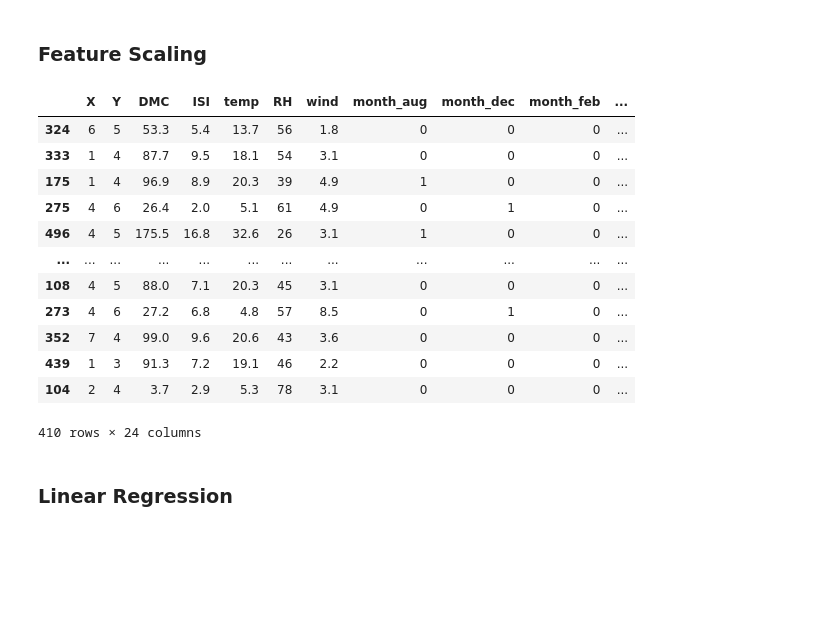
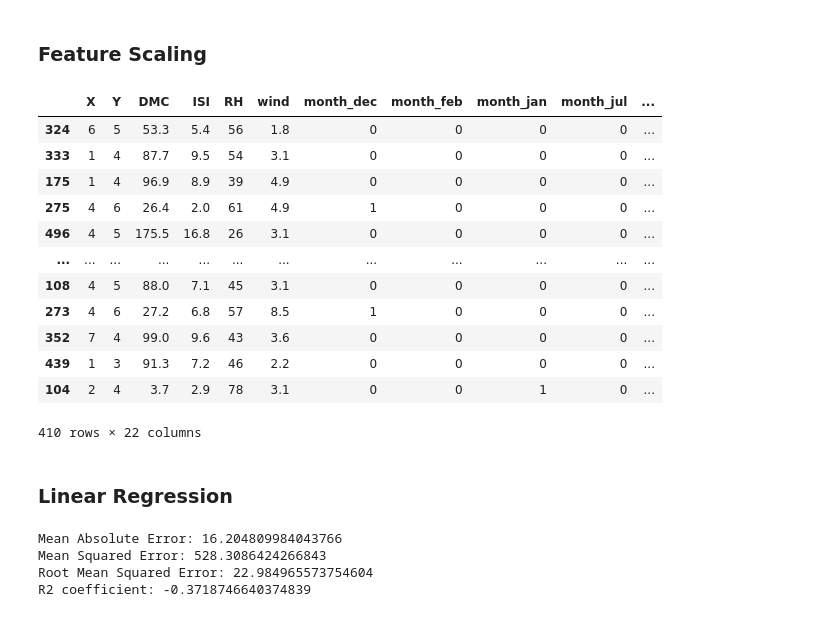
Before and after one commit to Graceyujung/ML, a Jupyter notebook: multi_linear_regression/Grace_Regression_Assignment.ipynb, the cells around one changed output. Saved outputs shown, nothing was run; the diff lists cells and outputs as text; code cells hidden in the pictures; blank space fills up the shorter version.

Commit message:
Performed Linear Regression

```diff
--- a/multi_linear_regression/Grace_Regression_Assignment.ipynb
+++ b/multi_linear_regression/Grace_Regression_Assignment.ipynb
@@ -86,6 +90,6 @@ oe = pd.get_dummies(data, columns=['month', 'day'], drop_first=True)
 # %% [markdown]
 Observation: Used one-hot encoding as they don't have continuous values.
 # %%
-boolean_cols = oe.select_dtypes(include=['bool'])
+boolean_cols = data.select_dtypes(include=['bool'])
 for col in boolean_cols.columns:
-    oe[col] = oe[col].astype(int)
+    data[col] = data[col].astype(int)
@@ -206,10 +191,10 @@ vif_df
 Observation:
 - Dropping FFMC and DC as it has more than 100 of VIF.
 # %%
-oe.drop(['FFMC', 'DC'], axis=1, inplace=True)
+data.drop(['FFMC', 'DC'], axis=1, inplace=True)
 
-vif_data = pd.DataFrame({'Feature': oe.columns,
-                       'VIF': [vif(oe.values, i) for i in range(oe.shape[1])]})
-vif_data
+vif_df = pd.DataFrame({'Feature': data.columns,
+                       'VIF': [vif(data.values, i) for i in range(data.shape[1])]})
+vif_df
 # %% [output]
 |  | Feature | VIF |
@@ -246,9 +232,9 @@ Observation:
 # %%
-oe.drop(['temp', 'month_aug'], axis=1, inplace=True)
+data.drop(['temp', 'month_aug', 'rain'], axis=1, inplace=True)
 
-vif_data = pd.DataFrame({'Feature': oe.columns,
-                       'VIF': [vif(oe.values, i) for i in range(oe.shape[1])]})
-vif_data
+vif_df = pd.DataFrame({'Feature': data.columns,
+                       'VIF': [vif(data.values, i) for i in range(data.shape[1])]})
+vif_df
 # %% [output]
 |  | Feature | VIF |
 | 0 | X | 7.641777 |
@@ -270,29 +256,59 @@ vif_data
 # %% [markdown]
 ### Feature Scaling
 # %%
+X = data.drop('area', axis=1)
+Y = data['area']
+
 X_train, X_test, Y_train, Y_test = train_test_split(X, Y, test_size=0.2, random_state=42)
 
 scaler = RobustScaler()
 X_scaled = scaler.fit_transform(X_train)
 X_test_scaled = scaler.transform(X_test)
 # %%
-X_train = pd.DataFrame(X_train, columns=X.columns)
-X_test = pd.DataFrame(X_test, columns=X.columns)
+X_scaled = pd.DataFrame(X_train, columns=X.columns)
+X_test_scaled = pd.DataFrame(X_test, columns=X.columns)
 
-X_train
+X_scaled
 # %% [output]
-|  | X | Y | DMC | ISI | temp | RH | wind | month_aug | month_dec | month_feb | ... |
-| 324 | 6 | 5 | 53.3 | 5.4 | 13.7 | 56 | 1.8 | 0 | 0 | 0 | ... |
-| 333 | 1 | 4 | 87.7 | 9.5 | 18.1 | 54 | 3.1 | 0 | 0 | 0 | ... |
-| 175 | 1 | 4 | 96.9 | 8.9 | 20.3 | 39 | 4.9 | 1 | 0 | 0 | ... |
-| 275 | 4 | 6 | 26.4 | 2.0 | 5.1 | 61 | 4.9 | 0 | 1 | 0 | ... |
-| 496 | 4 | 5 | 175.5 | 16.8 | 32.6 | 26 | 3.1 | 1 | 0 | 0 | ... |
+|  | X | Y | DMC | ISI | RH | wind | month_dec | month_feb | month_jan | month_jul | ... |
+| 324 | 6 | 5 | 53.3 | 5.4 | 56 | 1.8 | 0 | 0 | 0 | 0 | ... |
+| 333 | 1 | 4 | 87.7 | 9.5 | 54 | 3.1 | 0 | 0 | 0 | 0 | ... |
+| 175 | 1 | 4 | 96.9 | 8.9 | 39 | 4.9 | 0 | 0 | 0 | 0 | ... |
+| 275 | 4 | 6 | 26.4 | 2.0 | 61 | 4.9 | 1 | 0 | 0 | 0 | ... |
+| 496 | 4 | 5 | 175.5 | 16.8 | 26 | 3.1 | 0 | 0 | 0 | 0 | ... |
 | ... | ... | ... | ... | ... | ... | ... | ... | ... | ... | ... | ... |
-| 108 | 4 | 5 | 88.0 | 7.1 | 20.3 | 45 | 3.1 | 0 | 0 | 0 | ... |
-| 273 | 4 | 6 | 27.2 | 6.8 | 4.8 | 57 | 8.5 | 0 | 1 | 0 | ... |
-| 352 | 7 | 4 | 99.0 | 9.6 | 20.6 | 43 | 3.6 | 0 | 0 | 0 | ... |
-| 439 | 1 | 3 | 91.3 | 7.2 | 19.1 | 46 | 2.2 | 0 | 0 | 0 | ... |
-| 104 | 2 | 4 | 3.7 | 2.9 | 5.3 | 78 | 3.1 | 0 | 0 | 0 | ... |
+| 108 | 4 | 5 | 88.0 | 7.1 | 45 | 3.1 | 0 | 0 | 0 | 0 | ... |
+| 273 | 4 | 6 | 27.2 | 6.8 | 57 | 8.5 | 1 | 0 | 0 | 0 | ... |
+| 352 | 7 | 4 | 99.0 | 9.6 | 43 | 3.6 | 0 | 0 | 0 | 0 | ... |
+| 439 | 1 | 3 | 91.3 | 7.2 | 46 | 2.2 | 0 | 0 | 0 | 0 | ... |
+| 104 | 2 | 4 | 3.7 | 2.9 | 78 | 3.1 | 0 | 0 | 1 | 0 | ... |
-410 rows × 24 columns
+410 rows × 22 columns
 # %% [markdown]
 ### Linear Regression
+# %%
+import numpy as np
+from sklearn.linear_model import LinearRegression
+from sklearn.metrics import mean_squared_error, mean_absolute_error, r2_score
+
+def model_evaluation (model, X_scaled, X_test_scaled, Y_train, Y_test):
+
+    model.fit(X_scaled, Y_train)
+    y_pred = model.predict(X_test_scaled)
+
+    mae = mean_absolute_error(Y_test, y_pred)
+    mse = mean_squared_error(Y_test, y_pred)
+    rmse = np.sqrt(mse)
+    r2 = r2_score(Y_test, y_pred)
+
+    print("Mean Absolute Error:", mae)
+    print("Mean Squared Error:", mse)
+    print("Root Mean Squared Error:", rmse)
+    print("R2 coefficient:", r2)
+
+lr = LinearRegression()
+model_evaluation(lr, X_scaled, X_test_scaled, Y_train, Y_test)
+# %% [output]
+Mean Absolute Error: 16.204809984043766
+Mean Squared Error: 528.3086424266843
+Root Mean Squared Error: 22.984965573754604
+R2 coefficient: -0.3718746640374839
```
Also changed, not shown: parts of 18 cells of this notebook.
